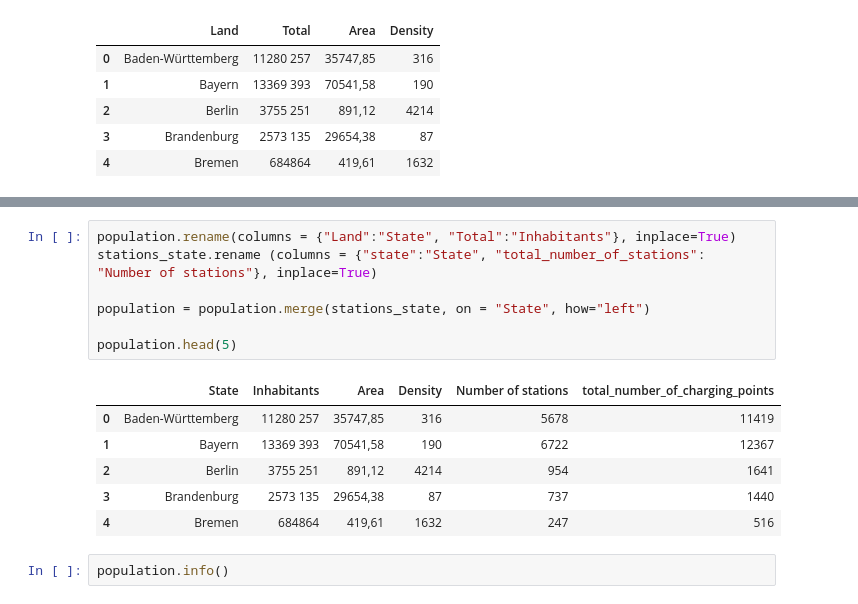
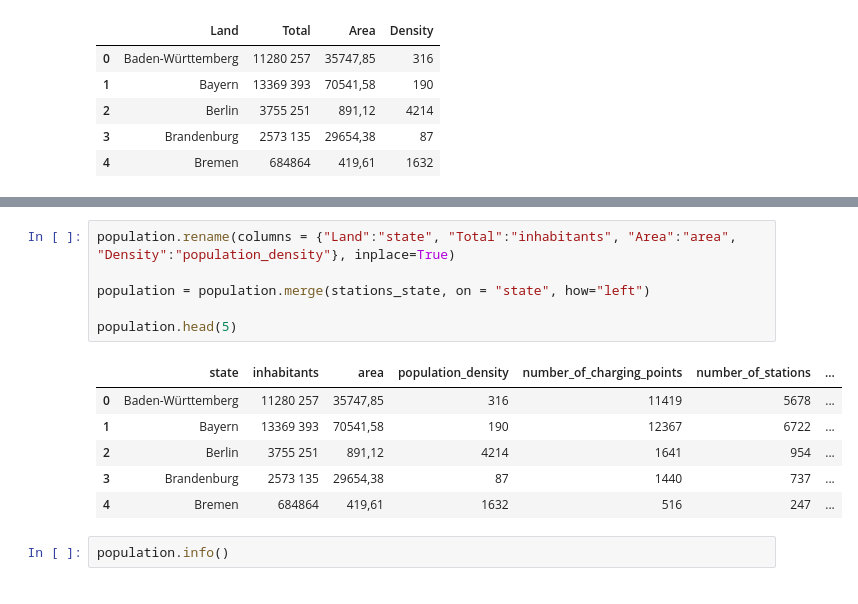
Before and after one commit to adelinerd/electric_cars, a Jupyter notebook: 2_Population.ipynb, the cells around one changed output, grey strips where cells are left out. Cells and saved outputs as stored; diff of their text form.

```diff
--- a/2_Population.ipynb
+++ b/2_Population.ipynb
@@ -31,17 +40,16 @@ population.head()
 # %%
-population.rename(columns = {"Land":"State", "Total":"Inhabitants"}, inplace=True)
-stations_state.rename (columns = {"state":"State", "total_number_of_stations": "Number of stations"}, inplace=True)
+population.rename(columns = {"Land":"state", "Total":"inhabitants", "Area":"area", "Density":"population_density"}, inplace=True)
 
-population = population.merge(stations_state, on = "State", how="left")
+population = population.merge(stations_state, on = "state", how="left")
 
 population.head(5)
 # %% [output]
-|  | State | Inhabitants | Area | Density | Number of stations | total_number_of_charging_points |
-| 0 | Baden-Württemberg | 11280 257 | 35747,85 | 316 | 5678 | 11419 |
-| 1 | Bayern | 13369 393 | 70541,58 | 190 | 6722 | 12367 |
-| 2 | Berlin | 3755 251 | 891,12 | 4214 | 954 | 1641 |
-| 3 | Brandenburg | 2573 135 | 29654,38 | 87 | 737 | 1440 |
-| 4 | Bremen | 684864 | 419,61 | 1632 | 247 | 516 |
+|  | state | inhabitants | area | population_density | number_of_charging_points | number_of_stations | ... |
+| 0 | Baden-Württemberg | 11280 257 | 35747,85 | 316 | 11419 | 5678 | ... |
+| 1 | Bayern | 13369 393 | 70541,58 | 190 | 12367 | 6722 | ... |
+| 2 | Berlin | 3755 251 | 891,12 | 4214 | 1641 | 954 | ... |
+| 3 | Brandenburg | 2573 135 | 29654,38 | 87 | 1440 | 737 | ... |
+| 4 | Bremen | 684864 | 419,61 | 1632 | 516 | 247 | ... |
 # %%
 population.info()
 # %% [output]
```
Also changed, not shown: parts of 5 cells of this notebook, 20 other files.
